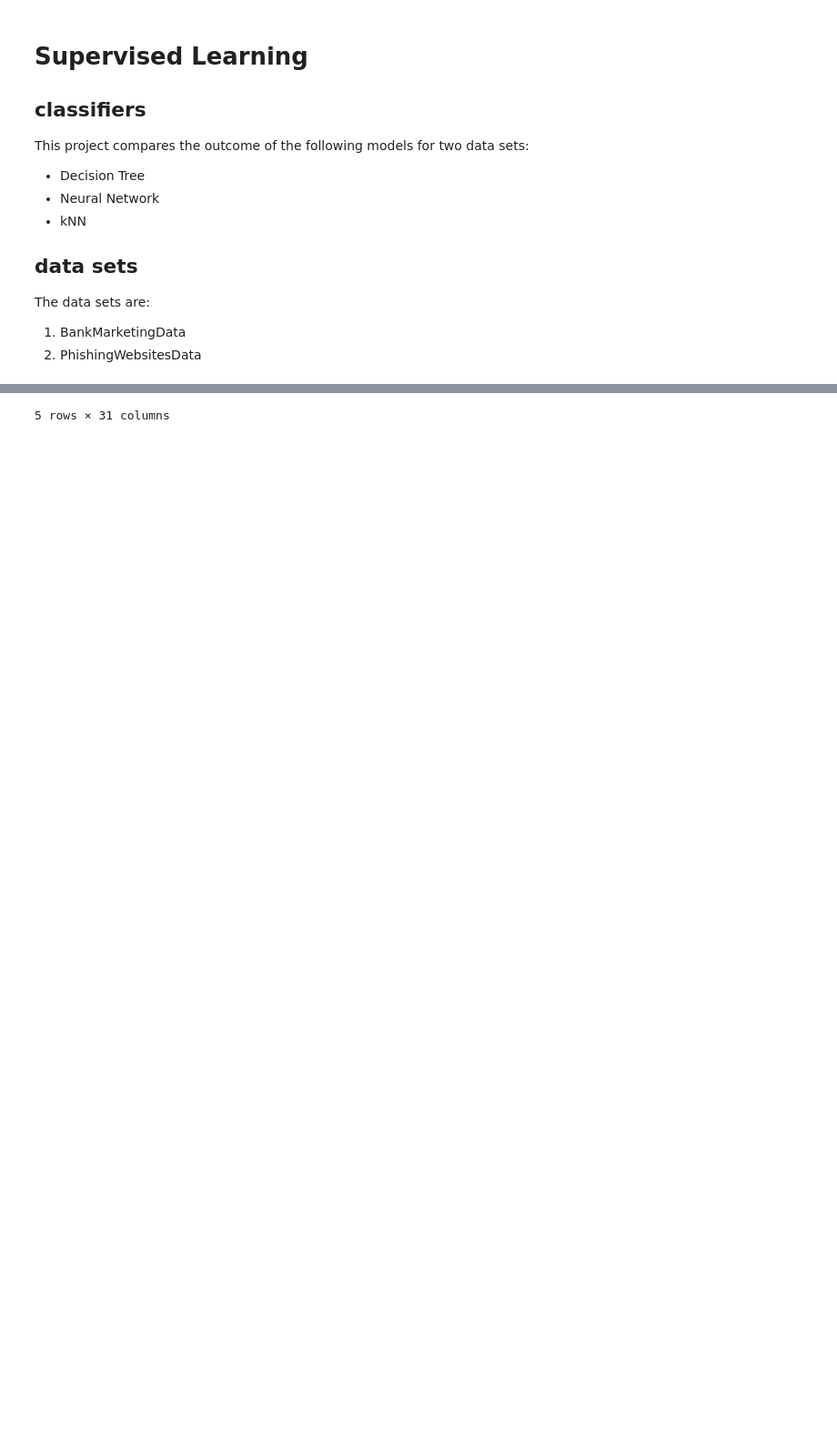
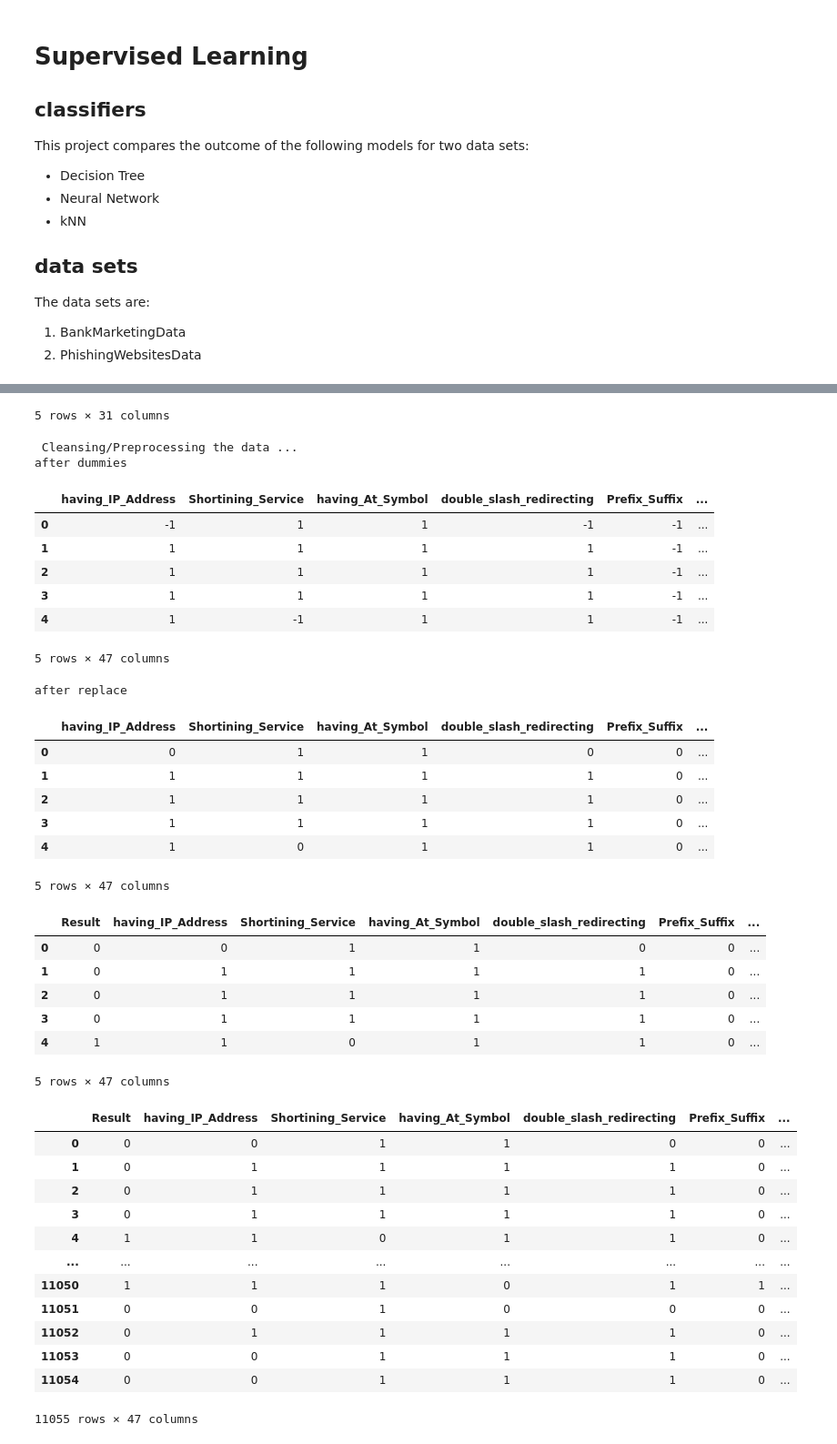
Before and after one commit to babakpst/Machine_Learning, a Jupyter notebook: 8_ML_GT/PR1_SupervisedLearning/SuperviseLearning.ipynb, the cells around one changed output, grey strips where cells are left out. Shown at 91% size. Drawn from its saved outputs; the diff is of its cells as text; code cells hidden in the pictures; blank space fills up the shorter version.

Commit message:
Decision Tree, data preparation

```diff
--- a/8_ML_GT/PR1_SupervisedLearning/SuperviseLearning.ipynb
+++ b/8_ML_GT/PR1_SupervisedLearning/SuperviseLearning.ipynb
@@ -16,3 +16,7 @@ The data sets are:
 import numpy as np
 import pandas as pd
 import matplotlib.pyplot as plt
+import os
+from IPython.display import display # to display dataframe
+
+dataPath = "../data/"
@@ -44,15 +120,39 @@ sample bank data:
 # %%
 
 # loading and processing Phishing Websites Data
-print(" Loading Phishing Websites Data")
-df_phish = pd.read_csv("PhishingWebsitesData.csv")
+def PhishingWebsitesData():
+    print(" Loading Phishing Websites Data")
+    df_phish = pd.read_csv(dataPath+"PhishingWebsitesData.csv")
 
-print(f'{"number of samples":<22} | {"number of features":<22} | {"Any missing data":<22} \n{len(df_phish):<22} | {len(df_phish.columns):<22} | {Ture if df_phish.isnull().values.any() else False:<22}')
+    print(f'{"number of samples":<22} | {"number of features":<22} | {"Any missing data":<22} \n{len(df_phish):<22} | {len(df_phish.columns):<22} | {Ture if df_phish.isnull().values.any() else False:<22}')
 
-print(" \n\nsample bank data:")
-df_phish.head()
+    print(" \n\nsample phishing data:")
+    display(df_phish.head())
 
-print(" Preprocessing the data ...")
+    print(" Cleansing/Preprocessing the data ...")
+
+    # 1- Some features are {-1,0,1}. Convert these features to one-hot encoding.
+    ThreeCatFeatures = ['URL_Length','having_Sub_Domain','SSLfinal_State','URL_of_Anchor','Links_in_tags','SFH','web_traffic','Links_pointing_to_page']
+    df_phish= pd.get_dummies(df_phish.astype(str), columns=ThreeCatFeatures)
+    print("after dummies")
+    display(df_phish.head())
+
+
+    # 2- The rest of the features of (except redirect) has -1,1 values. Converting those to 0/1, by replacing -1 to 0.
+    df_phish = df_phish.replace('-1','0') # ,inplace=True
+    print("after replace")
+    display(df_phish.head())
+
+    # 3- moving the results to the first column
+    column_order = list(df_phish)
+    column_order.insert(0, column_order.pop(column_order.index('Result')))
+    df_phish = df_phish.loc[:, column_order]
+    df_phish.describe(include='all')
+    display(df_phish.head())
+
+    return df_phish
+
+PhishingWebsitesData()
 # %% [output]
  Loading Phishing Websites Data
 number of samples      | number of features     | Any missing data
@@ -63,9 +163,46 @@ sample bank data:
 |  | having_IP_Address | URL_Length | Shortining_Service | having_At_Symbol | double_slash_redirecting | ... |
 | 0 | -1 | 1 | 1 | 1 | -1 | ... |
 | 1 | 1 | 1 | 1 | 1 | 1 | ... |
 | 2 | 1 | 0 | 1 | 1 | 1 | ... |
 | 3 | 1 | 0 | 1 | 1 | 1 | ... |
 | 4 | 1 | 0 | -1 | 1 | 1 | ... |
 5 rows × 31 columns
+ Cleansing/Preprocessing the data ...
+after dummies
+|  | having_IP_Address | Shortining_Service | having_At_Symbol | double_slash_redirecting | Prefix_Suffix | ... |
+| 0 | -1 | 1 | 1 | -1 | -1 | ... |
+| 1 | 1 | 1 | 1 | 1 | -1 | ... |
+| 2 | 1 | 1 | 1 | 1 | -1 | ... |
+| 3 | 1 | 1 | 1 | 1 | -1 | ... |
+| 4 | 1 | -1 | 1 | 1 | -1 | ... |
+5 rows × 47 columns
+after replace
+|  | having_IP_Address | Shortining_Service | having_At_Symbol | double_slash_redirecting | Prefix_Suffix | ... |
+| 0 | 0 | 1 | 1 | 0 | 0 | ... |
+| 1 | 1 | 1 | 1 | 1 | 0 | ... |
+| 2 | 1 | 1 | 1 | 1 | 0 | ... |
+| 3 | 1 | 1 | 1 | 1 | 0 | ... |
+| 4 | 1 | 0 | 1 | 1 | 0 | ... |
+5 rows × 47 columns
+|  | Result | having_IP_Address | Shortining_Service | having_At_Symbol | double_slash_redirecting | Prefix_Suffix | ... |
+| 0 | 0 | 0 | 1 | 1 | 0 | 0 | ... |
+| 1 | 0 | 1 | 1 | 1 | 1 | 0 | ... |
+| 2 | 0 | 1 | 1 | 1 | 1 | 0 | ... |
+| 3 | 0 | 1 | 1 | 1 | 1 | 0 | ... |
+| 4 | 1 | 1 | 0 | 1 | 1 | 0 | ... |
+5 rows × 47 columns
+|  | Result | having_IP_Address | Shortining_Service | having_At_Symbol | double_slash_redirecting | Prefix_Suffix | ... |
+| 0 | 0 | 0 | 1 | 1 | 0 | 0 | ... |
+| 1 | 0 | 1 | 1 | 1 | 1 | 0 | ... |
+| 2 | 0 | 1 | 1 | 1 | 1 | 0 | ... |
+| 3 | 0 | 1 | 1 | 1 | 1 | 0 | ... |
+| 4 | 1 | 1 | 0 | 1 | 1 | 0 | ... |
+| ... | ... | ... | ... | ... | ... | ... | ... |
+| 11050 | 1 | 1 | 1 | 0 | 1 | 1 | ... |
+| 11051 | 0 | 0 | 1 | 0 | 0 | 0 | ... |
+| 11052 | 0 | 1 | 1 | 1 | 1 | 0 | ... |
+| 11053 | 0 | 0 | 1 | 1 | 1 | 0 | ... |
+| 11054 | 0 | 0 | 1 | 1 | 1 | 0 | ... |
+11055 rows × 47 columns
 # %%
 # loading and processing adult Data
```
Also changed, not shown: parts of 4 cells of this notebook, 10 other files.
